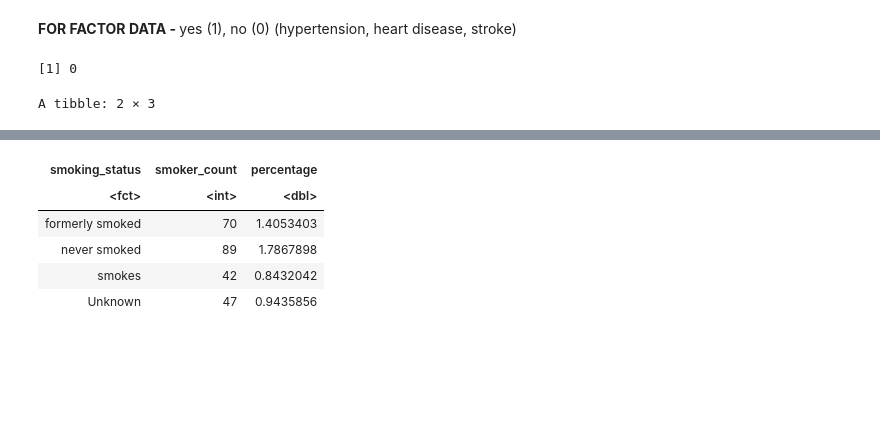
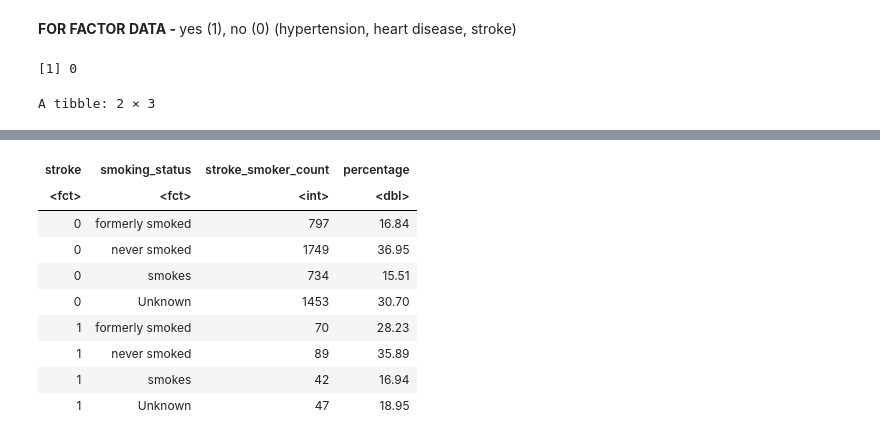
Before and after one commit to inigogrch/dsci-100-2022w2-group-29-section-007, a Jupyter notebook: project-code.ipynb, the cells around one changed output, grey strips where cells are left out. Drawn from its saved outputs; the diff is of its cells as text; code cells hidden in the pictures; blank space fills up the shorter version.

```diff
--- a/project-code.ipynb
+++ b/project-code.ipynb
@@ -112,64 +165,70 @@ A tibble: 4981 × 10
 # %% [markdown]
 <b> FOR FACTOR DATA - </b> yes (1), no (0) (hypertension, heart disease, stroke)
 # %%
-# 1. any missing data?
+#####
+# any missing data?
 not_available <- sum(is.na(brainstroke_data_v1))
-
 not_available
 
+# creating objects for number of observations and number of those with/without stroke
+total_obs <- nrow(brainstroke_data_v1)
+no_stroke_obs <- nrow(filter(brainstroke_data_v1, stroke == 0))
+stroke_obs <- nrow(filter(brainstroke_data_v1, stroke == 1))
 
-# 2. summarized table 1: stroke counts and proportions
-total_obs <- nrow(brainstroke_data_v1)
 
+#####
+# 1. Summarized table 1: stroke counts and proportions
 stroke_proportions <- brainstroke_data_v1 |>
     group_by(stroke) |>
     summarize(stroke_count = n(),
-              percentage = (stroke_count / total_obs) * 100)
+              percentage = round((stroke_count / total_obs) * 100, 2))
 
 stroke_proportions
 
 
-# 3. summarized table 2: gender counts and proportions
-gender_proportions <- brainstroke_data_v1 |>
-    group_by(gender) |>
-    summarize(gender_count = n(),
-              percentage = (gender_count / total_obs) * 100)
+# 2. Summarized table 2: average bmi, glucose level, and age of those with/without stroke
+stroke_bmi_gluc_age_avg <- brainstroke_data_v1 |>
+    group_by(stroke) |>
+    summarise(avg_bmi = round(mean(body_mass_index), 2),
+              avg_glucose = round(mean(avg_glucose_level), 2),
+              avg_age = round(mean(age), 2))
 
-gender_proportions
+stroke_bmi_gluc_age_avg
 
 
-# 4. summarized table 3: smoker proportions among those with stroke
-stroke_smokers <- brainstroke_data_v1 |>
-    filter(stroke == 1) |>
-    group_by(smoking_status) |>
-    summarize(smoker_count = n(),
-              percentage = (smoker_count / total_obs) * 100)
+# 3. Summarized table 3: smoking status counts and proportions between those who have/have not gotten a stroke
+smoker_proportions_stroke <- brainstroke_data_v1 |>
+    group_by(stroke, smoking_status) |>
+    summarize(stroke_smoker_count = n(),
+              percentage = round((stroke_smoker_count /
+              ifelse(stroke == 0, no_stroke_obs, stroke_obs) * 100), 2)) |>
+    distinct()
 
-stroke_smokers
+smoker_proportions_stroke
 
 
-# 5. summarized table 4: mean body mass indexes (bmi) of those with/without stroke
-stroke_bmi <- brainstroke_data_v1 |>
-    group_by(stroke) |>
-    summarise(avg_bmi = mean(body_mass_index))
+# 4. Summarized table 4: hypertension counts and proportions between those who have/have not gotten a stroke
+hypertension_stroke <- brainstroke_data_v1 |>
+    mutate(hypertension = ifelse(hypertension == 0, 'No', 'Yes')) |>
+    group_by(stroke, hypertension) |>
+    summarize(stroke_hypertension_count = n(),
+              percentage = round((stroke_hypertension_count /
+              ifelse(stroke == 0, no_stroke_obs, stroke_obs) * 100), 2)) |>
+    distinct()
 
-stroke_bmi
+hypertension_stroke
 
 
-# 6. summarized table 5: mean average glucose levels of those with/without stroke
-stroke_glucose <- brainstroke_data_v1 |>
-    group_by(stroke) |>
-    summarise(mean_glucose = mean(avg_glucose_level))
+# 5. Summarized table 5: heart disease counts and proportions between those who have/have not gotten a stroke
+heart_disease_stroke <- brainstroke_data_v1 |>
+    mutate(heart_disease = ifelse(heart_disease == 0, 'No', 'Yes')) |>
+    group_by(stroke, heart_disease) |>
+    summarize(stroke_heartdisease_count = n(),
+              percentage = round((stroke_heartdisease_count /
+              ifelse(stroke == 0, no_stroke_obs, stroke_obs) * 100), 2)) |>
+    distinct()
 
-stroke_glucose
-
-
-# 7. summarized table 6: mean age of those with/without stroke
-stroke_age <- brainstroke_data_v1 |>
-    group_by(stroke) |>
-    summarise(avg_age = mean(age))
-
-stroke_age
+heart_disease_stroke
 # %% [output]
 [1] 0
 A tibble: 2 × 3
@@ -186,6 +247,10 @@ A tibble: 4 × 3
-| smoking_status | smoker_count | percentage |
-| <fct> | <int> | <dbl> |
-| formerly smoked | 70 | 1.4053403 |
-| never smoked | 89 | 1.7867898 |
-| smokes | 42 | 0.8432042 |
-| Unknown | 47 | 0.9435856 |
+| stroke | smoking_status | stroke_smoker_count | percentage |
+| <fct> | <fct> | <int> | <dbl> |
+| 0 | formerly smoked | 797 | 16.84 |
+| 0 | never smoked | 1749 | 36.95 |
+| 0 | smokes | 734 | 15.51 |
+| 0 | Unknown | 1453 | 30.70 |
+| 1 | formerly smoked | 70 | 28.23 |
+| 1 | never smoked | 89 | 35.89 |
+| 1 | smokes | 42 | 16.94 |
+| 1 | Unknown | 47 | 18.95 |
```
Also changed, not shown: parts of 6 cells of this notebook.
